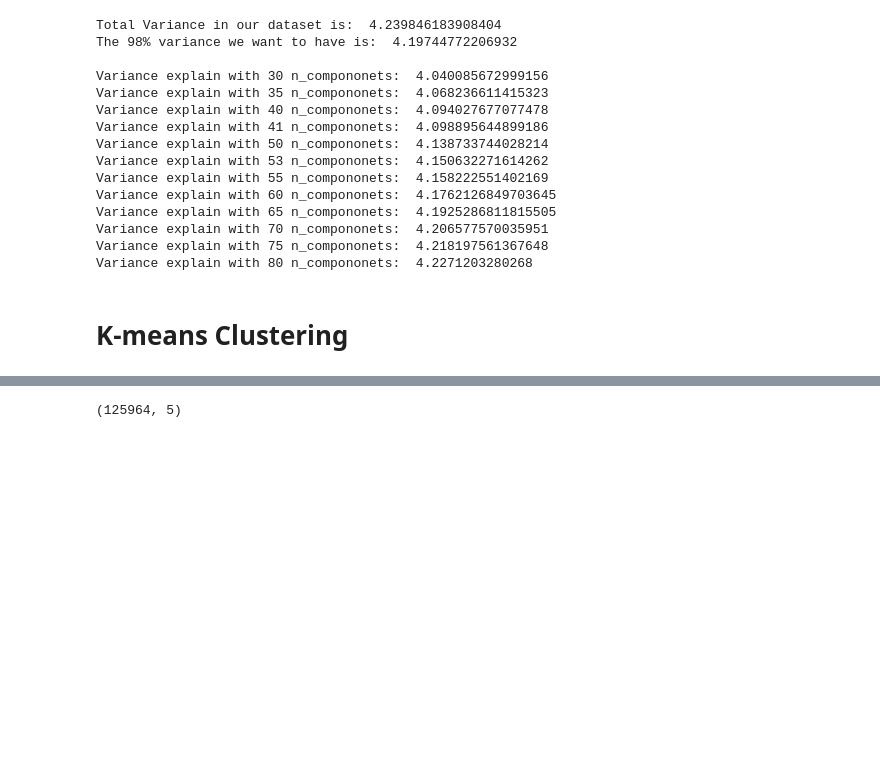
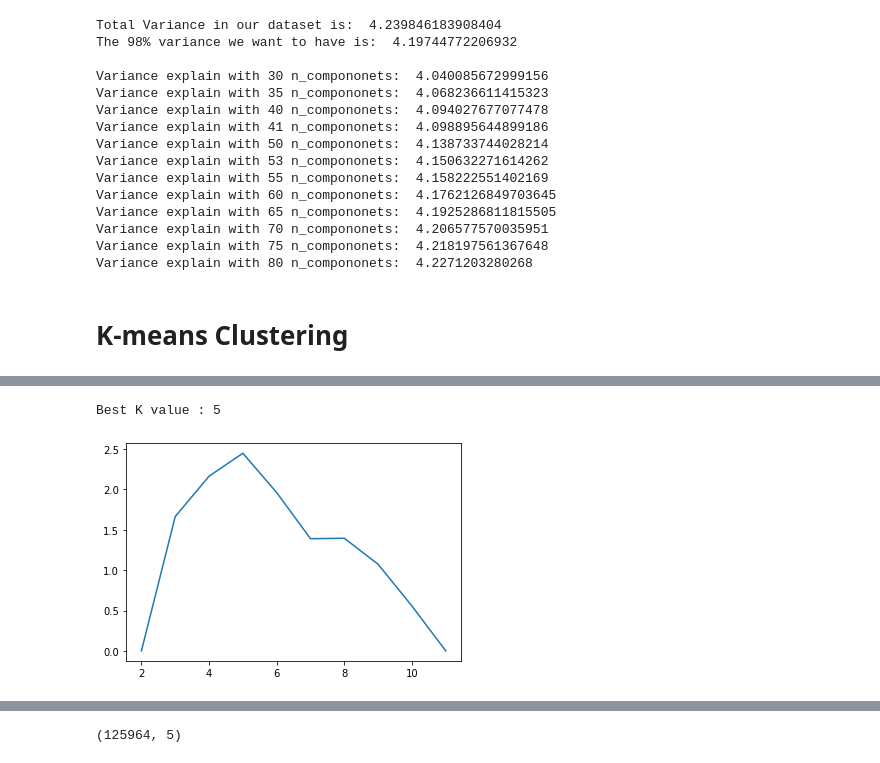
Before and after one commit to Lasitha-Jayawardana/IDS, a Jupyter notebook: K_Mean_NSL.ipynb, the cells around one changed output, grey strips where cells are left out. Drawn from its saved outputs; the diff is of its cells as text; code cells hidden in the pictures; blank space fills up the shorter version.

```diff
--- a/K_Mean_NSL.ipynb
+++ b/K_Mean_NSL.ipynb
@@ -89,3 +93,13 @@ def showCatGraph():
 # %%
 train_data['class'] = train_data['class'].map( {'normal':0, 'anomaly':1} )
 test_data['class'] = test_data['class'].map( {'normal':0, 'anomaly':1} )
+# %%
+# Class count
+count_class_0, count_class_1 = train_data['class'].value_counts()
+
+# Divide by class
+df_class_0 = train_data[train_data['class'] == 0]
+df_class_1 = train_data[train_data['class'] == 1]
+
+df_class_0_under = df_class_0.sample(count_class_1)
+train_data = pd.concat([df_class_0_under, df_class_1], axis=0)
@@ -281,2 +366,28 @@ X_rtrain,X_rtest = runPCA(X_train,X_test)
+# %%
+# between-a-point-and-a-line-in-2-d/
+def calc_distance(x1, y1, a, b, c):
+  d = abs((a * x1 + b * y1 + c)) / (math.sqrt(a * a + b * b))
+  return d
+
+a = inertia[0] - inertia[-1]
+b = no_of_clusters[-1] - no_of_clusters[0]
+c1 = no_of_clusters[0] * inertia[-1]
+c2 = no_of_clusters[-1] * inertia[0]
+c = c1 - c2
+
+r = no_of_clusters[-1]-1
+r
+distance_of_points_from_line = []
+
+for k in range(int(r)):
+  distance_of_points_from_line.append(
+      calc_distance(no_of_clusters[k], inertia[k], a, b, c))
+
+plt.plot(no_of_clusters, distance_of_points_from_line)
+K =no_of_clusters[distance_of_points_from_line.index(max(distance_of_points_from_line))]
+print("Best K value : {}".format(K))
+# %% [output]
+Best K value : 5
+[figure, added]
 # %%
 # Running K means with multible seeds
```
Also changed, not shown: parts of 31 cells of this notebook.
